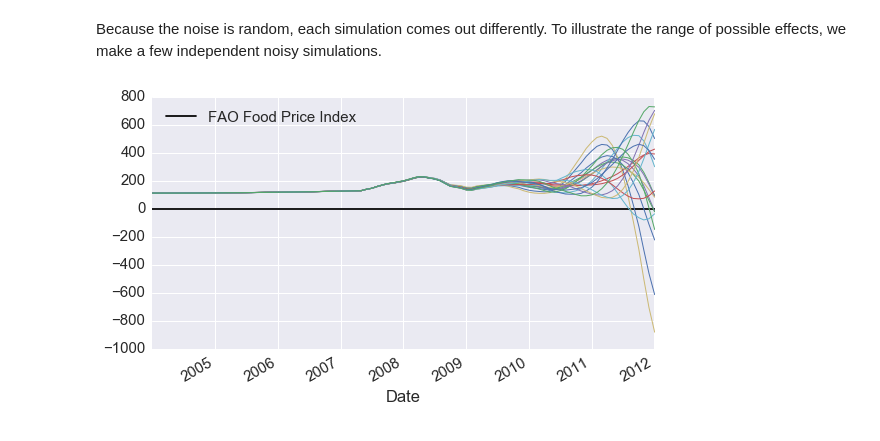
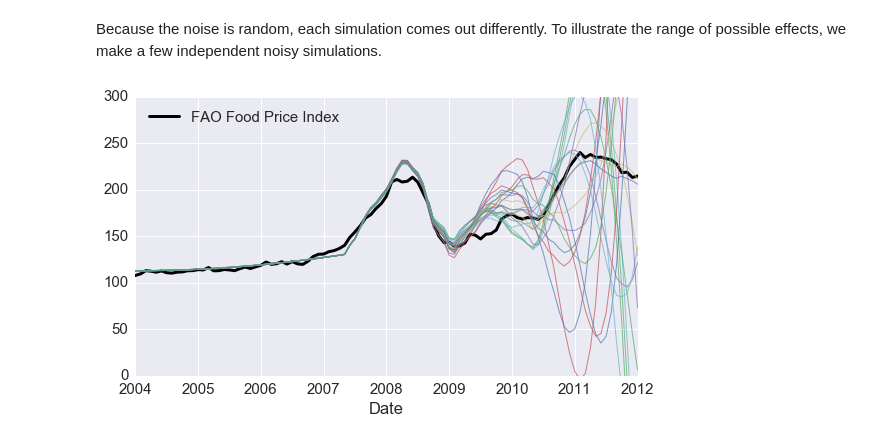
Before and after one commit to rasmuse/food-prices-model, a Jupyter notebook: food-price-model-demo.ipynb, the cells around one changed output. Drawn from its saved outputs; the diff is of its cells as text; code cells hidden in the pictures.

Commit message:
Update demo with Food Price Index data

```diff
--- a/food-price-model-demo.ipynb
+++ b/food-price-model-demo.ipynb
@@ -23,0 +29,5 @@ P_assets = data.load_assets(start=start, end=end)
+# %%
+food_price_index = data.load_price_index()
+ax = food_price_index.plot(label='FAO Food Price Index')
+ax.legend()
+ax.set_title('Food prices (to be matched by model)');
@@ -232,15 +243,16 @@ Because the noise is random, each simulation comes out differently. To illustrat
 # %%
 noisy_params = corrected_params.copy()
 noisy_params.update(noise_level=0.01)
 
 num_simulations = 20
 fig, ax = plt.subplots(1, 1, figsize=FIGSIZE)
 
-empirical = P * 0
-ax = empirical.plot(label='FAO Food Price Index', color='k')
+ax = food_price_index.plot(label='FAO Food Price Index', color='k', lw=3)
 ax.legend(title='')
 for i in range(num_simulations):
     P = run_model(**noisy_params)
-    P.plot(ax=ax, ls='-', lw=1)
+    P.plot(ax=ax, ls='-', lw=1, alpha=0.7)
+ax.set_xlim(P.index.min(), P.index.max())
+ax.set_ylim(0, 300);
 # %% [output]
-[figure, old version]
+[figure, new version]
```
Also changed, not shown: parts of 11 cells of this notebook.
